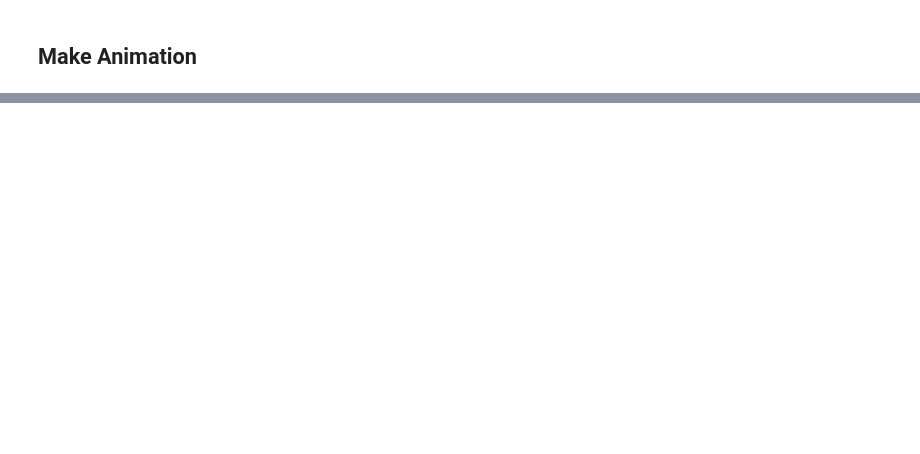
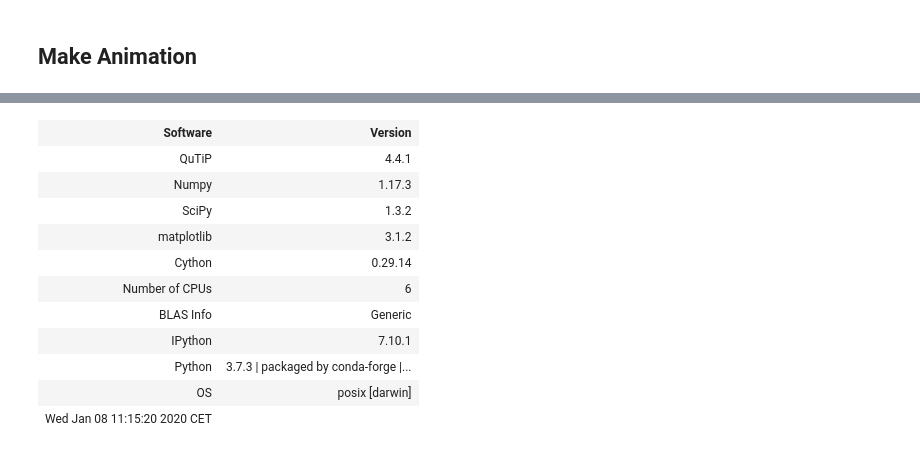
Before and after one commit to ingstra/ETH, a Jupyter notebook: Single Qubit Gate.ipynb, the cells around one changed output, grey strips where cells are left out. Drawn from its saved outputs; the diff is of its cells as text; code cells hidden in the pictures; blank space fills up the shorter version.

```diff
--- a/Single Qubit Gate.ipynb
+++ b/Single Qubit Gate.ipynb
@@ -221,0 +245,16 @@ ani.save('pi-pulse.mp4', fps=100)
+# %%
+import qutip.ipynbtools
+qutip.ipynbtools.version_table()
+# %% [output]
+| Software | Version |
+| QuTiP | 4.4.1 |
+| Numpy | 1.17.3 |
+| SciPy | 1.3.2 |
+| matplotlib | 3.1.2 |
+| Cython | 0.29.14 |
+| Number of CPUs | 6 |
+| BLAS Info | Generic |
+| IPython | 7.10.1 |
+| Python | 3.7.3 | packaged by conda-forge |... |
+| OS | posix [darwin] |
+| Wed Jan 08 11:15:20 2020 CET |  |
```
Also changed, not shown: parts of 8 cells of this notebook.
